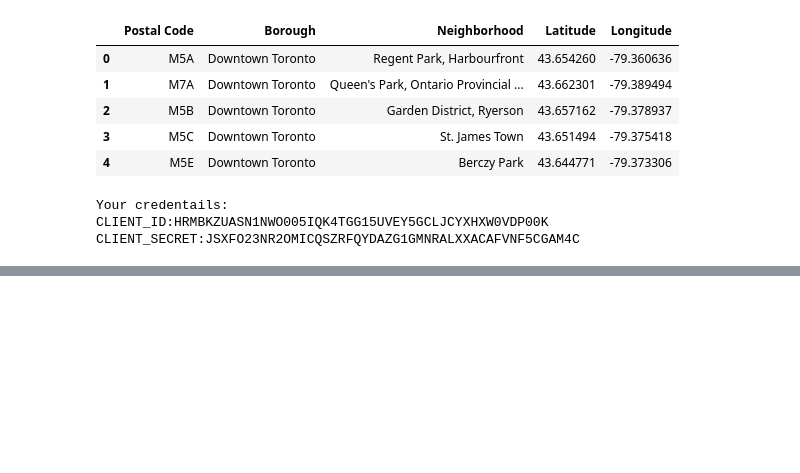
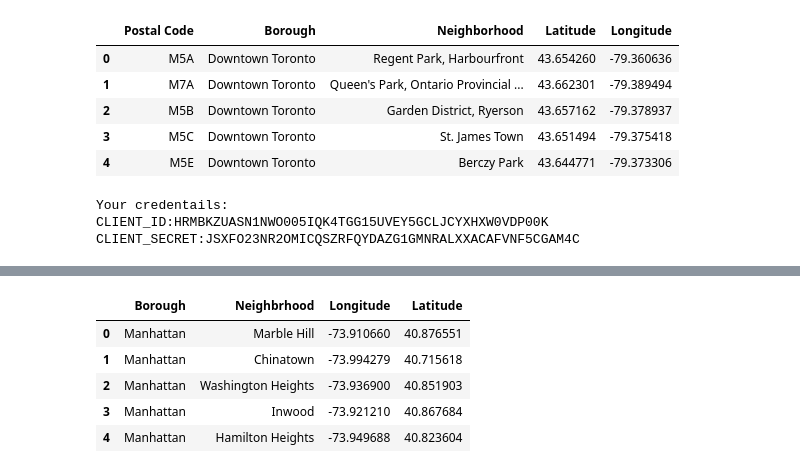
Before and after one commit to Rohan6c/capstone, a Jupyter notebook: mkk.ipynb, the cells around one changed output, grey strips where cells are left out. Saved outputs shown, nothing was run; the diff lists cells and outputs as text; code cells hidden in the pictures; blank space fills up the shorter version.

```diff
--- a/mkk.ipynb
+++ b/mkk.ipynb
@@ -257,0 +307,10 @@ map_manhattan
+# %%
+df=df.rename(index=str,columns={'Latitide':'Latitude'})
+df.head()
+# %% [output]
+|  | Borough | Neighbrhood | Longitude | Latitude |
+| 0 | Manhattan | Marble Hill | -73.910660 | 40.876551 |
+| 1 | Manhattan | Chinatown | -73.994279 | 40.715618 |
+| 2 | Manhattan | Washington Heights | -73.936900 | 40.851903 |
+| 3 | Manhattan | Inwood | -73.921210 | 40.867684 |
+| 4 | Manhattan | Hamilton Heights | -73.949688 | 40.823604 |
```
Also changed, not shown: parts of 10 cells of this notebook.
